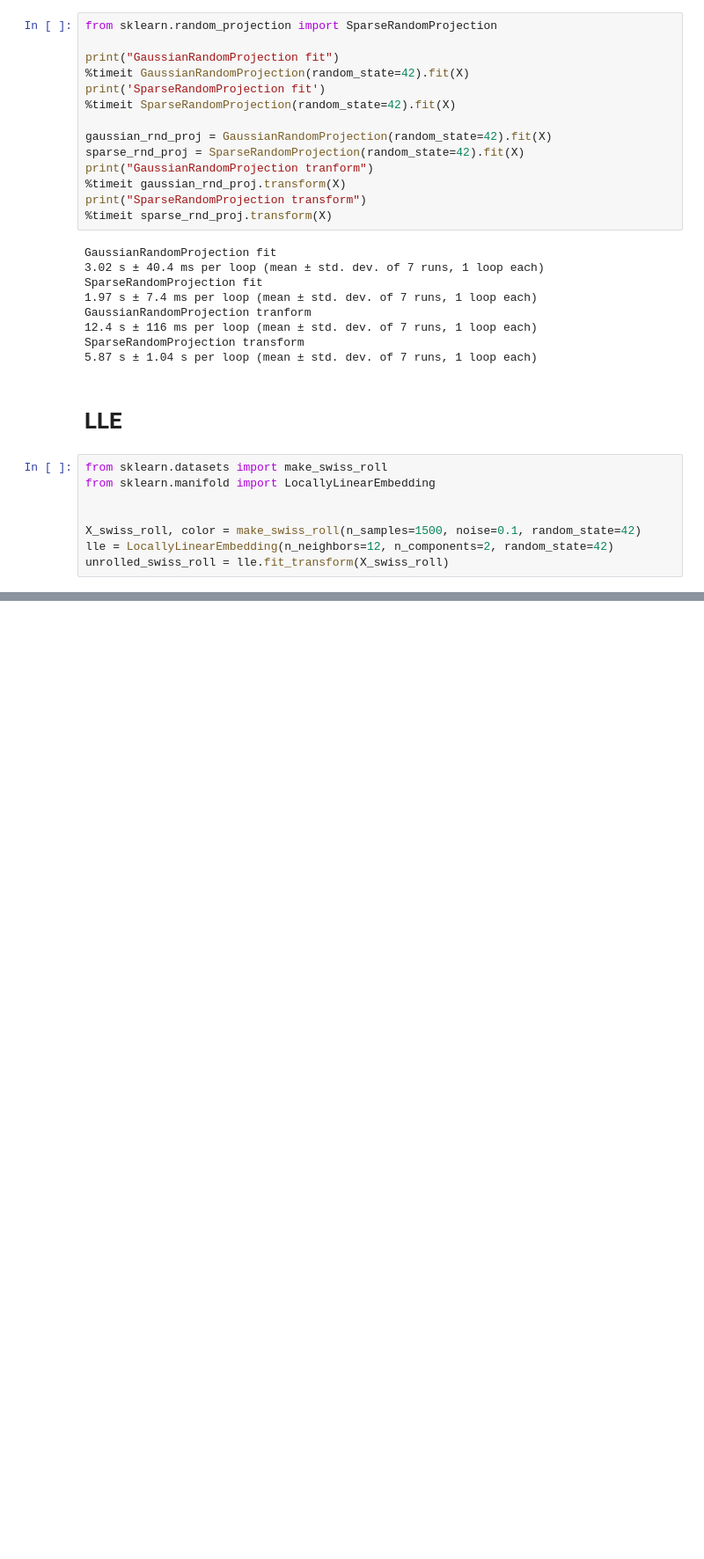
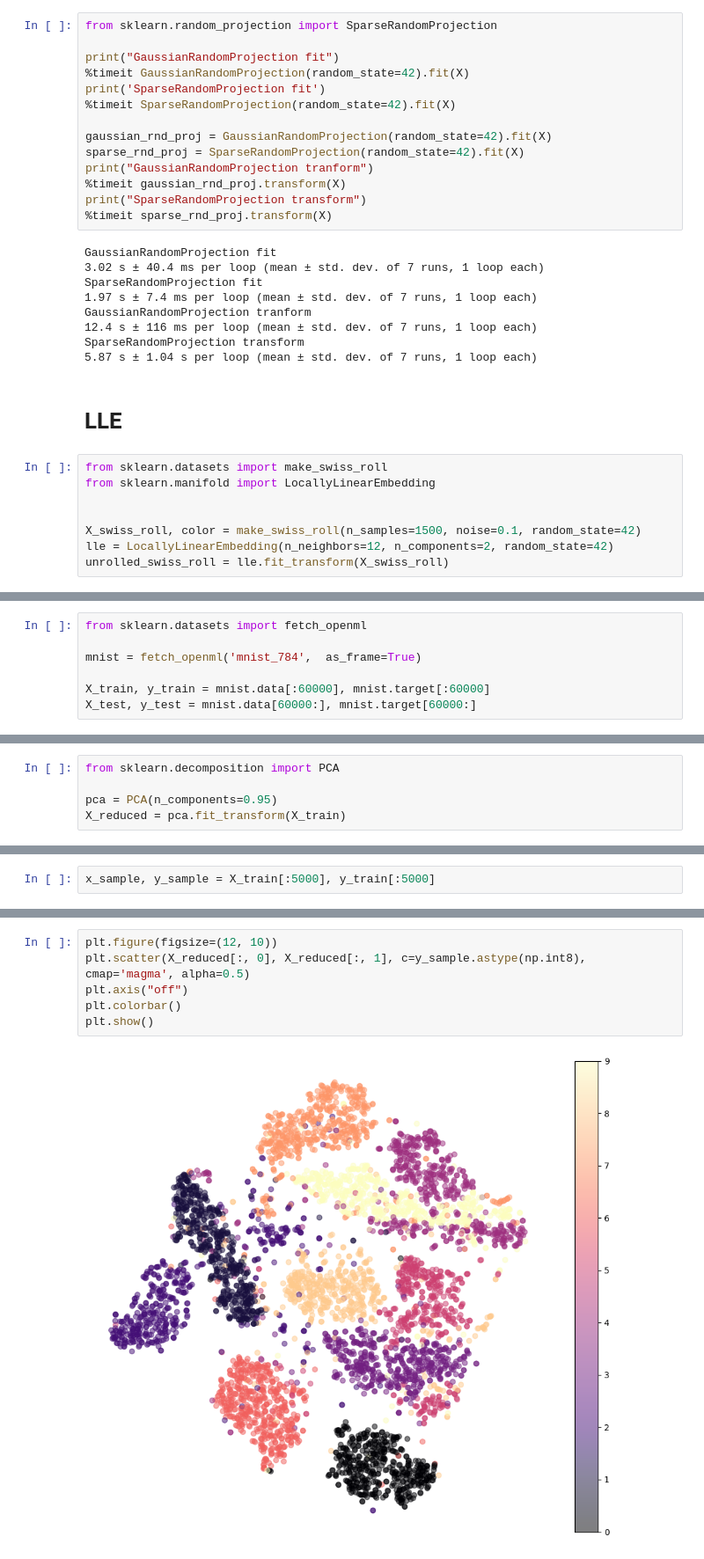
Before and after one commit to sunodmongia/PCA, a Jupyter notebook: dimensional_PCA.ipynb, the cells around one changed output, grey strips where cells are left out. Shown at 88% size. Cells and saved outputs as stored; diff of their text form; blank space fills up the shorter version.

```diff
--- a/dimensional_PCA.ipynb
+++ b/dimensional_PCA.ipynb
@@ -366,0 +368,7 @@ ax2.axis([-0.05, 0.06, -0.065, 0.08])
+# %%
+from sklearn.datasets import fetch_openml
+
+mnist = fetch_openml('mnist_784',  as_frame=True)
+
+X_train, y_train = mnist.data[:60000], mnist.target[:60000]
+X_test, y_test = mnist.data[60000:], mnist.target[60000:]
@@ -366,0 +391,5 @@ ax2.axis([-0.05, 0.06, -0.065, 0.08])
+# %%
+from sklearn.decomposition import PCA
+
+pca = PCA(n_components=0.95)
+X_reduced = pca.fit_transform(X_train)
@@ -366,0 +441,2 @@ ax2.axis([-0.05, 0.06, -0.065, 0.08])
+# %%
+x_sample, y_sample = X_train[:5000], y_train[:5000]
@@ -366,0 +452,8 @@ ax2.axis([-0.05, 0.06, -0.065, 0.08])
+# %%
+plt.figure(figsize=(12, 10))
+plt.scatter(X_reduced[:, 0], X_reduced[:, 1], c=y_sample.astype(np.int8), cmap='magma', alpha=0.5)
+plt.axis("off")
+plt.colorbar()
+plt.show()
+# %% [output]
+[figure, added]
```
Also changed, not shown: parts of 14 cells of this notebook.
